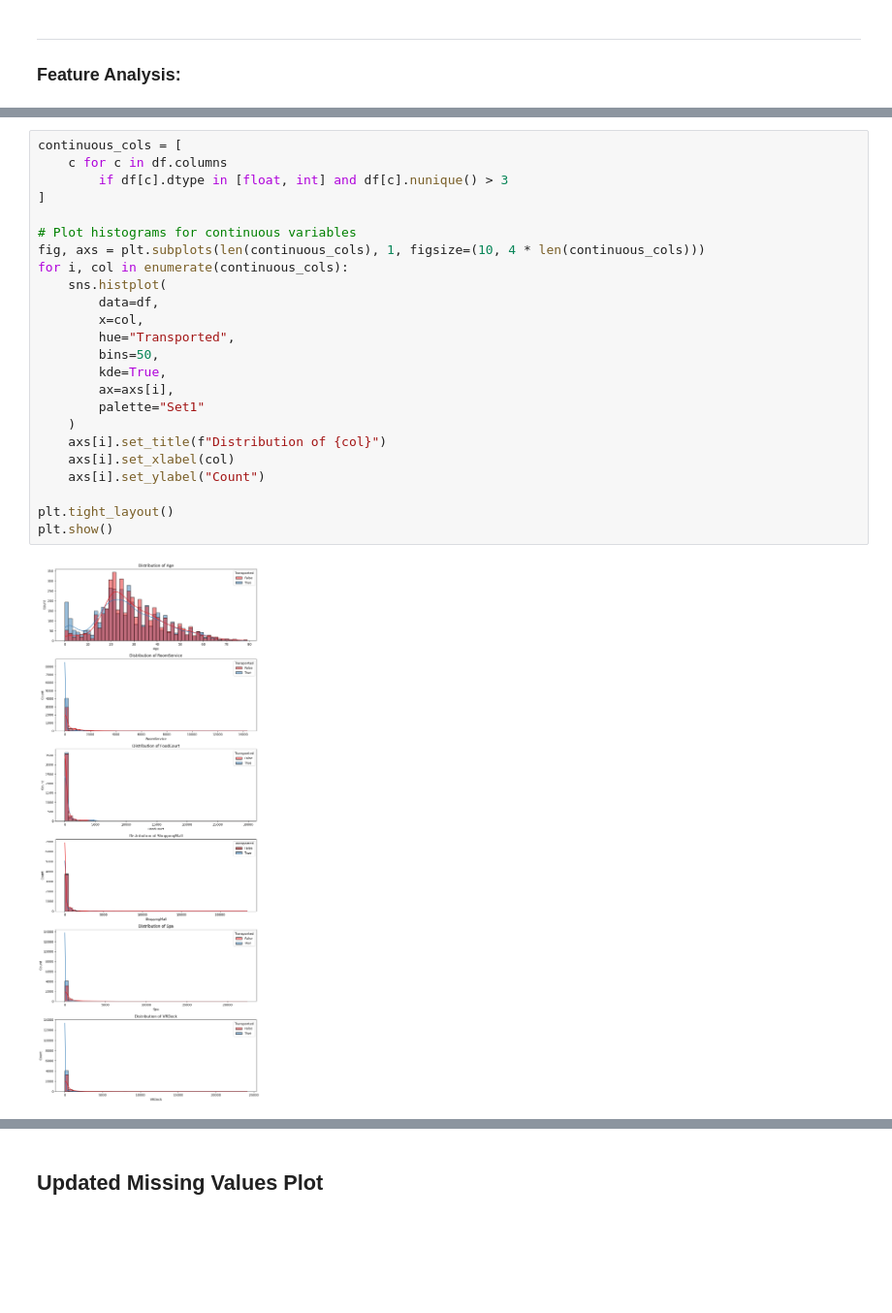
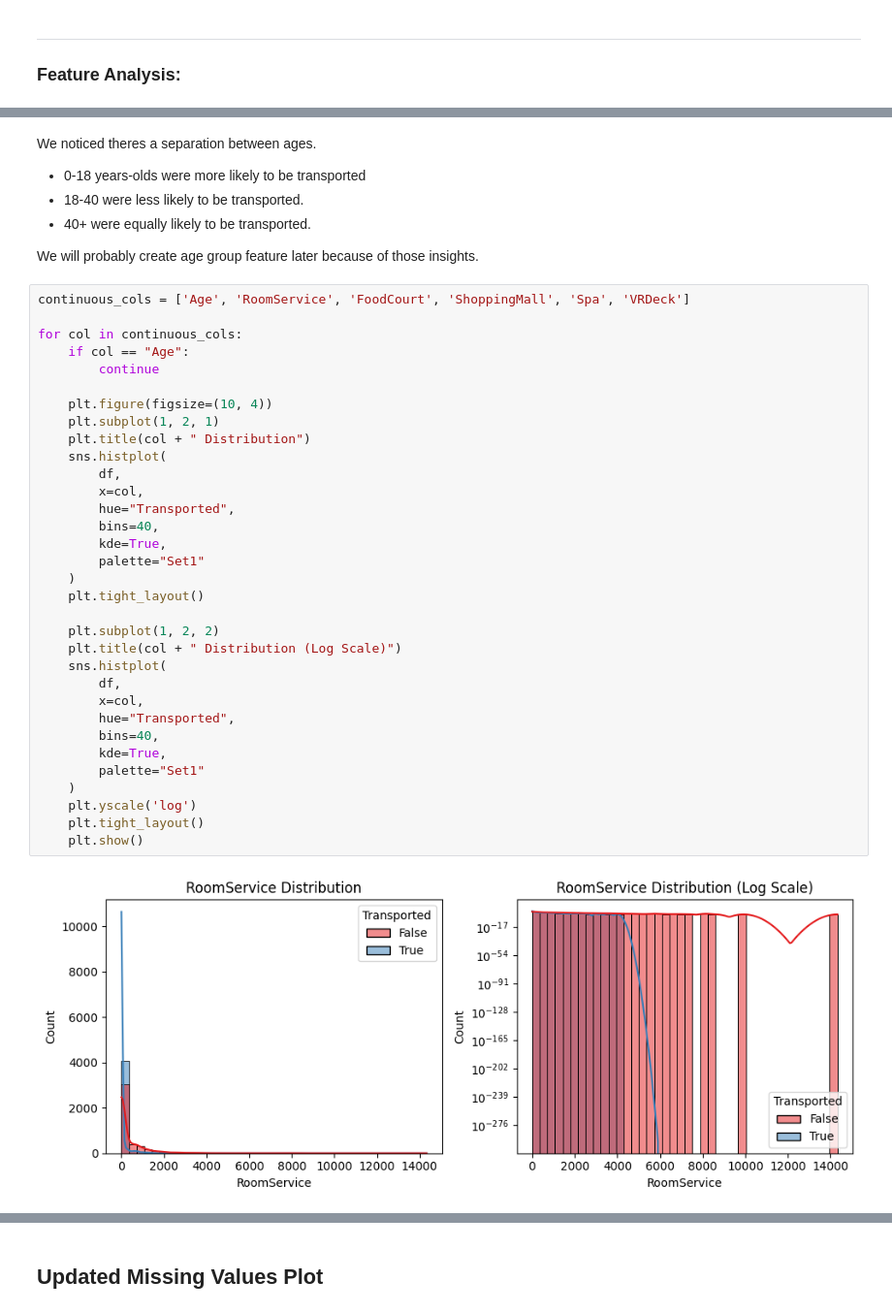
Before and after one commit to YarinArava/SpaceShipTitanic_FinalProject, a Jupyter notebook: Spaceship_Titanic_edited_2.ipynb, the cells around one changed output, grey strips where cells are left out. Shown at 97% size. Drawn from its saved outputs; the diff is of its cells as text; blank space fills up the shorter version.

```diff
--- a/Spaceship_Titanic_edited_2.ipynb
+++ b/Spaceship_Titanic_edited_2.ipynb
@@ -119,26 +179,42 @@ The **`Transported`** column is what we want to predict. As we can see there are
+# %% [markdown]
+We noticed theres a separation between ages.
+* 0-18 years-olds were more likely to be transported
+* 18-40 were less likely to be transported.
+* 40+ were equally likely to be transported.
+
+We will probably create age group feature later because of those insights.
 # %%
-continuous_cols = [
-    c for c in df.columns
-        if df[c].dtype in [float, int] and df[c].nunique() > 3
-]
+continuous_cols = ['Age', 'RoomService', 'FoodCourt', 'ShoppingMall', 'Spa', 'VRDeck']
 
-# Plot histograms for continuous variables
-fig, axs = plt.subplots(len(continuous_cols), 1, figsize=(10, 4 * len(continuous_cols)))
-for i, col in enumerate(continuous_cols):
+for col in continuous_cols:
+    if col == "Age":
+        continue
+
+    plt.figure(figsize=(10, 4))
+    plt.subplot(1, 2, 1)
+    plt.title(col + " Distribution")
     sns.histplot(
-        data=df,
+        df,
         x=col,
         hue="Transported",
-        bins=50,
+        bins=40,
         kde=True,
-        ax=axs[i],
         palette="Set1"
     )
-    axs[i].set_title(f"Distribution of {col}")
-    axs[i].set_xlabel(col)
-    axs[i].set_ylabel("Count")
+    plt.tight_layout()
 
-plt.tight_layout()
-plt.show()
+    plt.subplot(1, 2, 2)
+    plt.title(col + " Distribution (Log Scale)")
+    sns.histplot(
+        df,
+        x=col,
+        hue="Transported",
+        bins=40,
+        kde=True,
+        palette="Set1"
+    )
+    plt.yscale('log')
+    plt.tight_layout()
+    plt.show()
 # %% [output]
-[figure, old version]
+[figure, new version]
```
Also changed, not shown: parts of 49 cells of this notebook.
